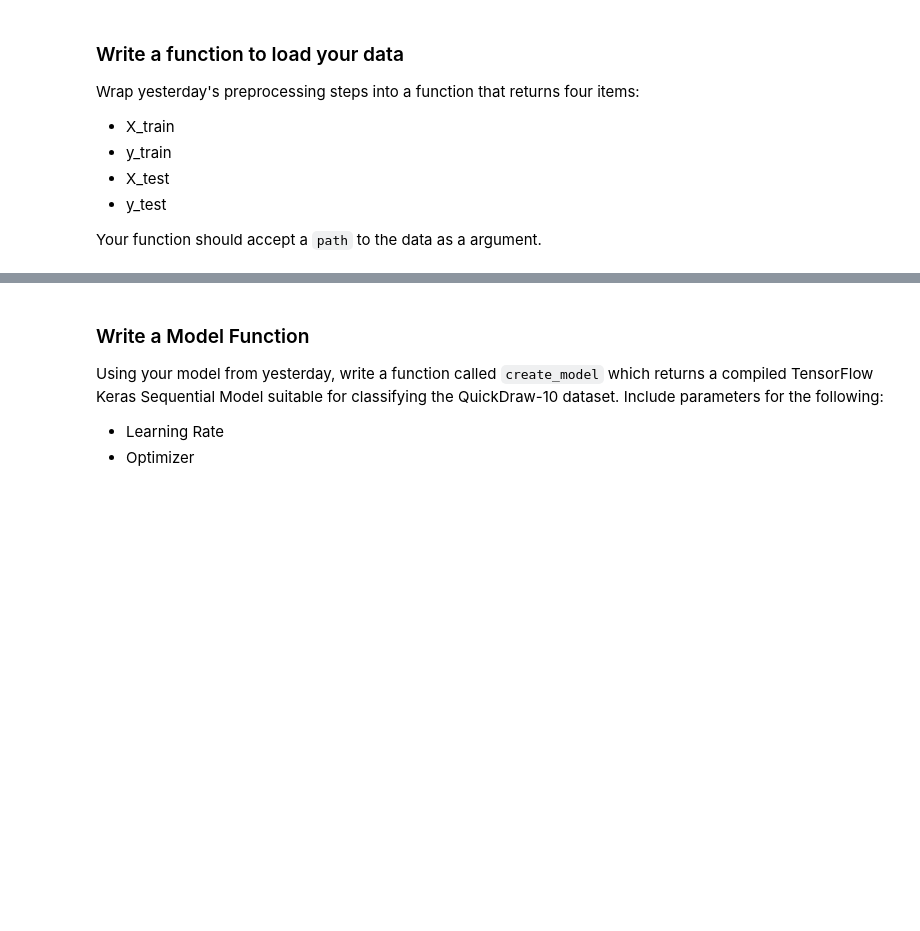
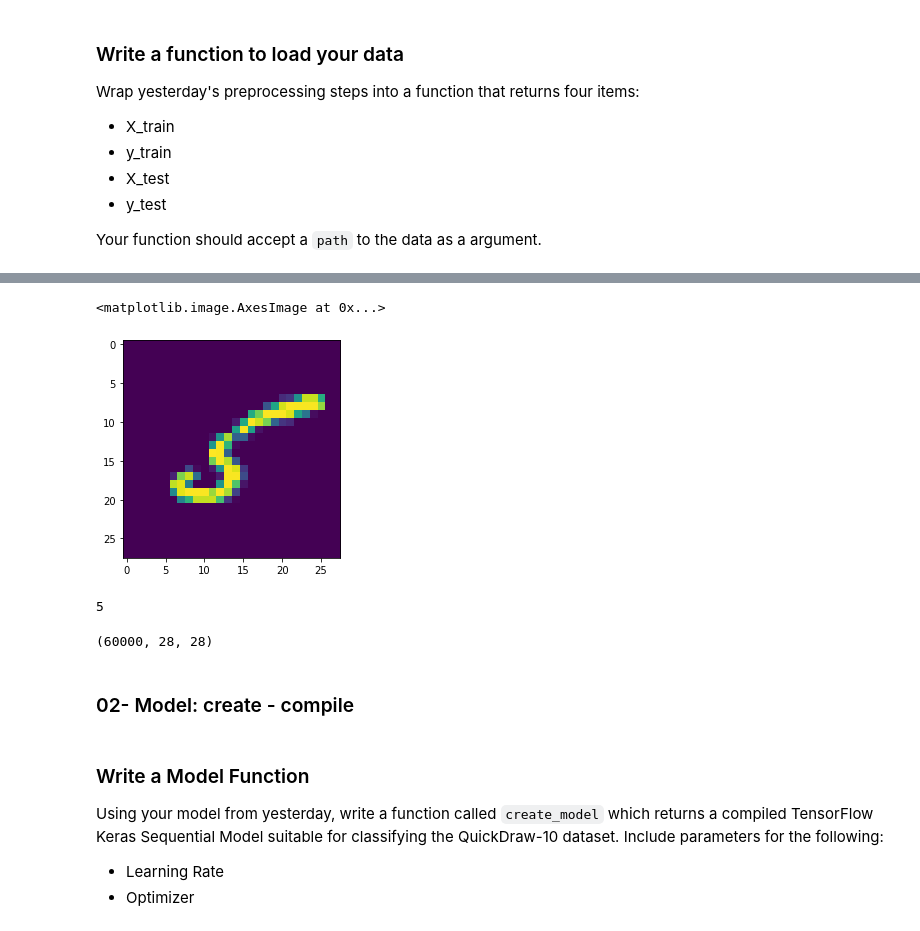
Before and after one commit to lsdsU48/DS-Unit-4-Sprint-2-Neural-Networks, a Jupyter notebook: module2-Train/LSDS_422_Train_Assignment_v2.ipynb, the cells around one changed output, grey strips where cells are left out. Drawn from its saved outputs; the diff is of its cells as text; code cells hidden in the pictures; blank space fills up the shorter version.

```diff
--- a/module2-Train/LSDS_422_Train_Assignment_v2.ipynb
+++ b/module2-Train/LSDS_422_Train_Assignment_v2.ipynb
@@ -32,0 +130,18 @@ Your function should accept a `path` to the data as a argument.
+# %%
+# baseline.history
+
+import matplotlib.pyplot as plt
+
+plt.imshow(X_train[11])
+# %% [output]
+<matplotlib.image.AxesImage at 0x...>
+[figure, added]
+# %%
+# What is the above image about?
+print(y_train[11])
+# %% [output]
+5
+# %%
+X_train.shape
+# %% [output]
+(60000, 28, 28)
@@ -33,3 +150,5 @@ Your function should accept a `path` to the data as a argument.
+# %% [markdown]
+### 02- Model: create - compile
 # %%
 def load_quickdraw10(path):
 
```
Also changed, not shown: parts of 39 cells of this notebook.
